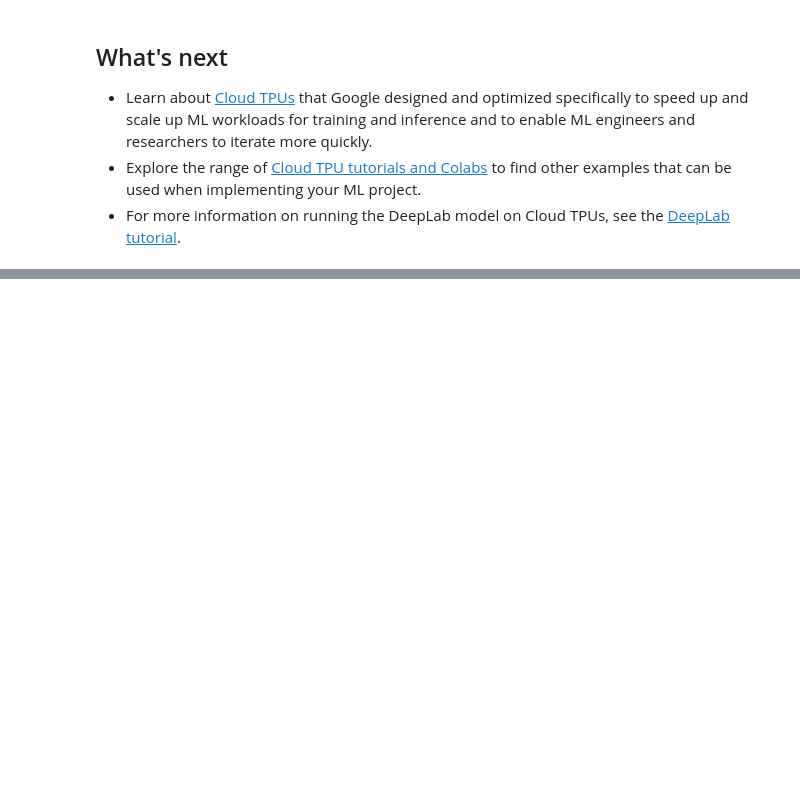
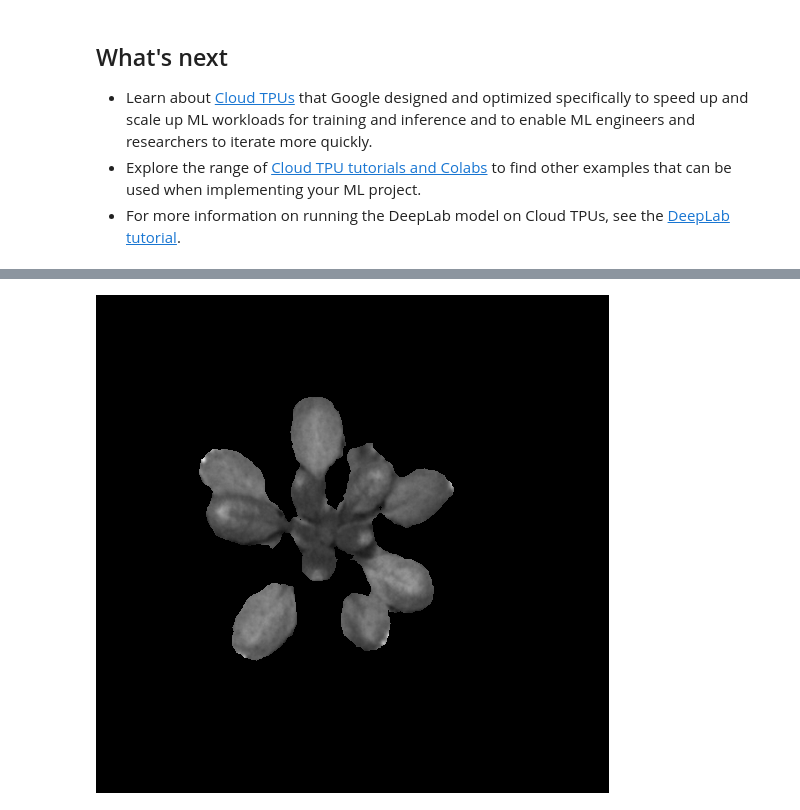
Before and after one commit to noctillion/models, a Jupyter notebook: research/deeplab/predict.ipynb, the cells around one changed output, grey strips where cells are left out. Cells and saved outputs as stored; diff of their text form; code cells hidden in the pictures; blank space fills up the shorter version.

```diff
--- a/research/deeplab/predict.ipynb
+++ b/research/deeplab/predict.ipynb
@@ -224,0 +316,4 @@ label rosette : 29582
+# %%
+test_red
+# %% [output]
+[figure, added]
```
Also changed, not shown: parts of 7 cells of this notebook.
